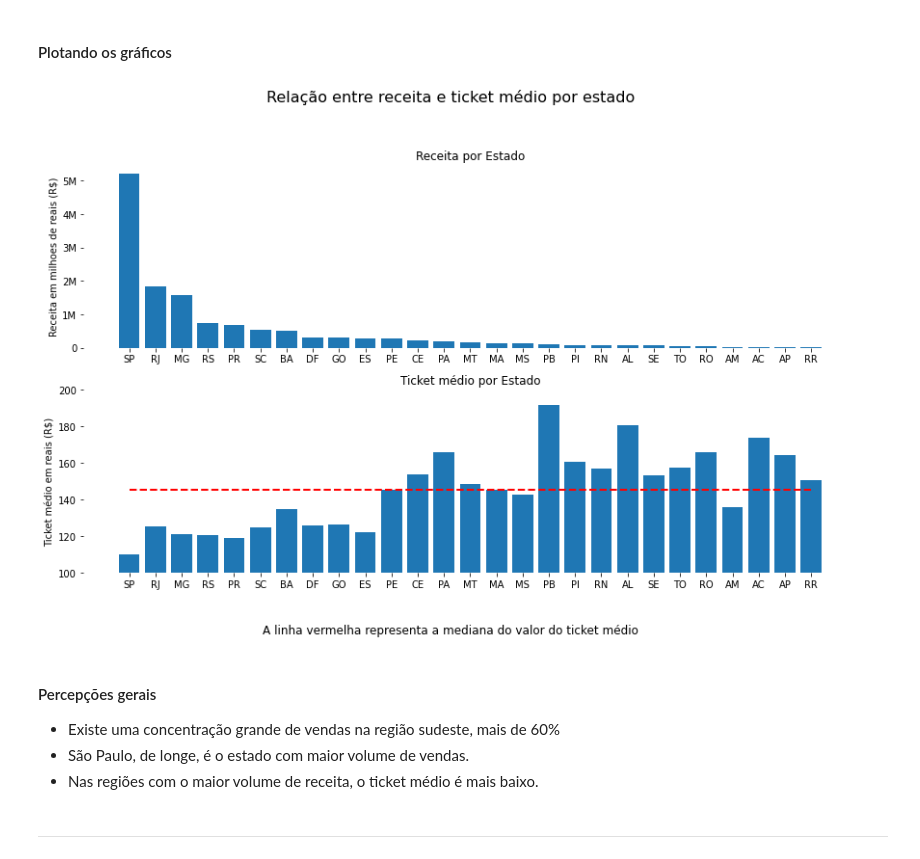
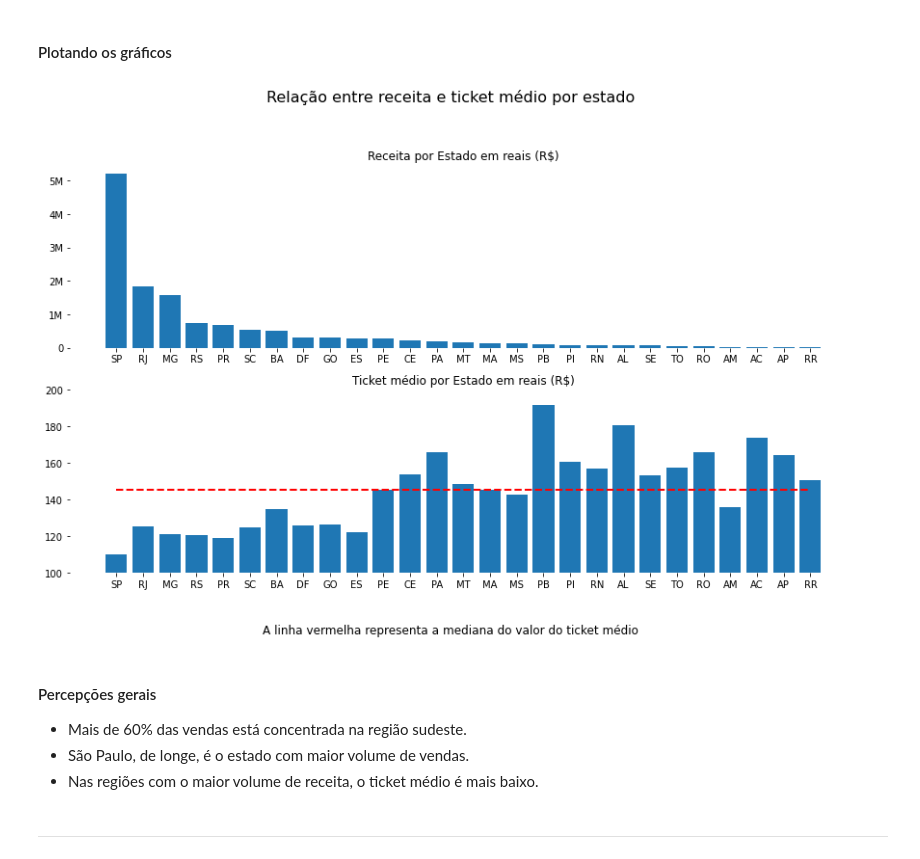
Before and after one commit to luisboani/Olist_Analysis, a Jupyter notebook: [Portuguese]Olist_Analysis.ipynb, the cells around one changed output. Saved outputs shown, nothing was run; the diff lists cells and outputs as text; code cells hidden in the pictures.

```diff
--- a/[Portuguese]Olist_Analysis.ipynb
+++ b/[Portuguese]Olist_Analysis.ipynb
@@ -142,35 +141,33 @@ Vamos analisar isso melhor nos gráficos
 # %%
 # plotando o gráfico
 plt.figure(figsize=(12,7))
 plt.suptitle(f"Relação entre receita e ticket médio por estado", y=1.05, fontsize=16)
 
 plt.subplot(211)
 plt.bar(vendas_estado.index, vendas_estado['price'])
-plt.title('Receita por Estado')
-plt.ylabel('Receita em milhoes de reais (R$)')
+plt.title('Receita por Estado em reais (R$)')
 plt.yticks([0,1e+6,2e+6,3e+6,4e+6,5e+6], labels=['0', '1M', '2M', '3M', '4M', '5M'])
 plt.box(False)
 
 plt.subplot(212)
 plt.bar(vendas_estado.index, vendas_estado['ticket_medio'])
-plt.title('Ticket médio por Estado')
-plt.ylabel('Ticket médio em reais (R$)')
+plt.title('Ticket médio por Estado em reais (R$)')
 plt.ylim(100,200)
 plt.yticks([100,120,140,160,180,200])
 plt.hlines(y = 145,xmin=0, xmax='RR', colors='red', linestyle='dashed', linewidth=2)
 
 footnote = f"A linha vermelha representa a mediana do valor do ticket médio"
 fig_txt = tw.fill(tw.dedent(footnote.rstrip()), width=150)
 plt.figtext(0.5, -0.07, fig_txt, horizontalalignment='center', fontsize=12, multialignment="left")
 
 plt.tight_layout()
 plt.box(False)
 plt.show()
 # %% [output]
-[figure, old version]
+[figure, new version]
 # %% [markdown]
 #### Percepções gerais
-- Existe uma concentração grande de vendas na região sudeste, mais de 60%
+- Mais de 60% das vendas está concentrada na região sudeste.
 - São Paulo, de longe, é o estado com maior volume de vendas.
 - Nas regiões com o maior volume de receita, o ticket médio é mais baixo.
 # %% [markdown]
```
Also changed, not shown: parts of 14 cells of this notebook, 1 other file.
